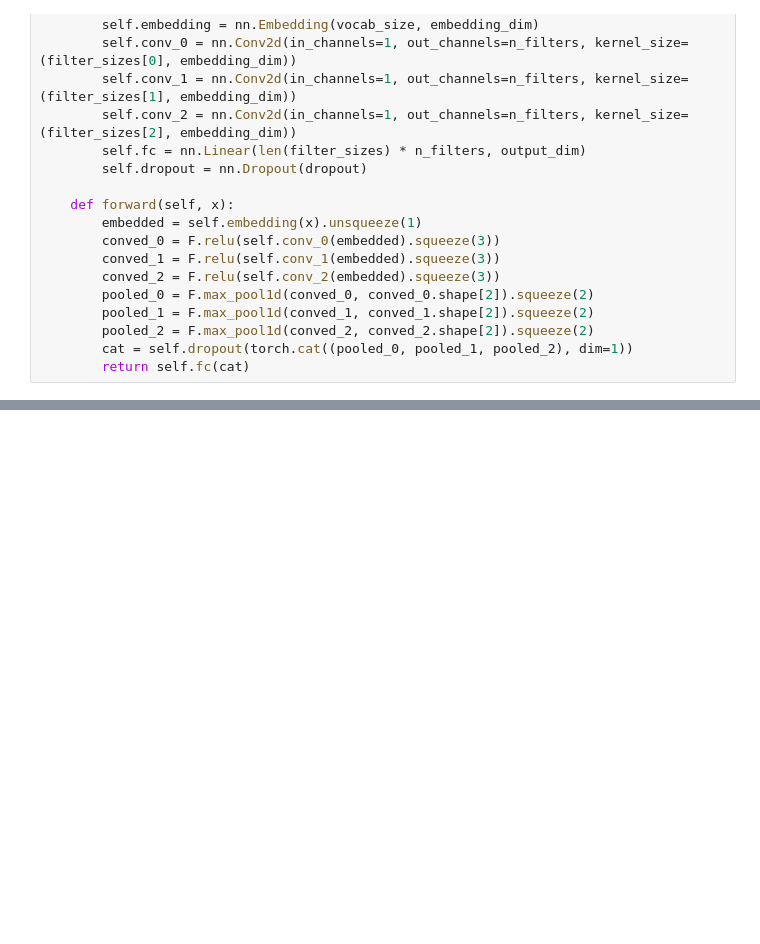
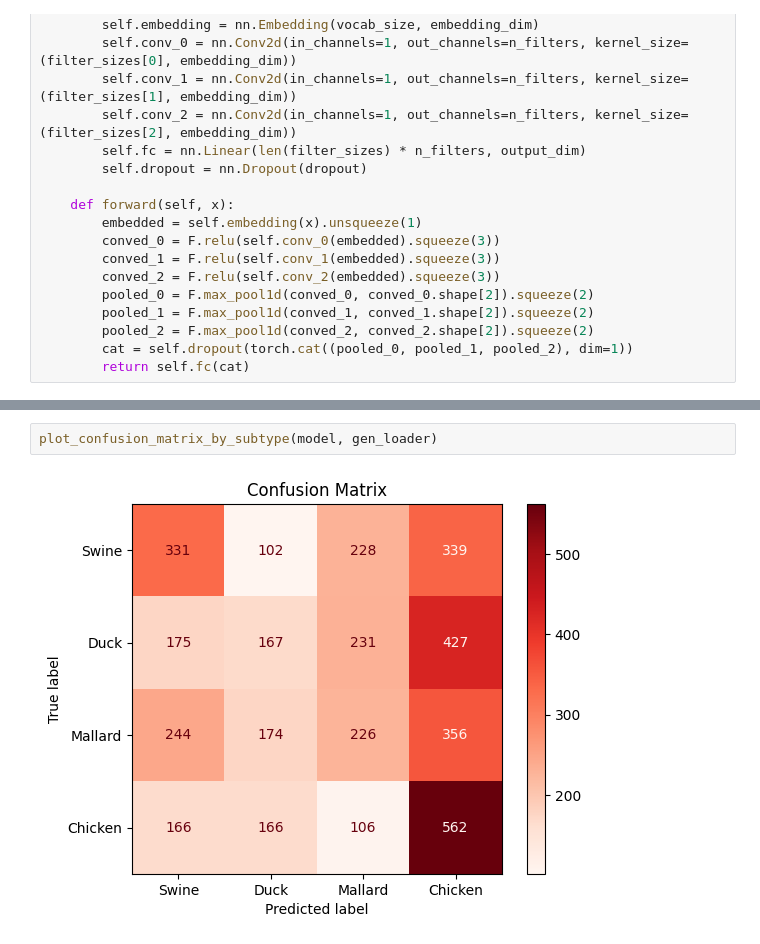
Before and after one commit to Isi2000/NLP, a Jupyter notebook: CNN_for_genome_analysis.ipynb, the cells around one changed output, grey strips where cells are left out. Cells and saved outputs as stored; diff of their text form; blank space fills up the shorter version.

```diff
--- a/CNN_for_genome_analysis.ipynb
+++ b/CNN_for_genome_analysis.ipynb
@@ -325,0 +346,4 @@ plot_confusion_matrix_by_subtype(model, valid_loader)
+# %%
+plot_confusion_matrix_by_subtype(model, gen_loader)
+# %% [output]
+[figure, added]
```
Also changed, not shown: parts of 11 cells of this notebook.
